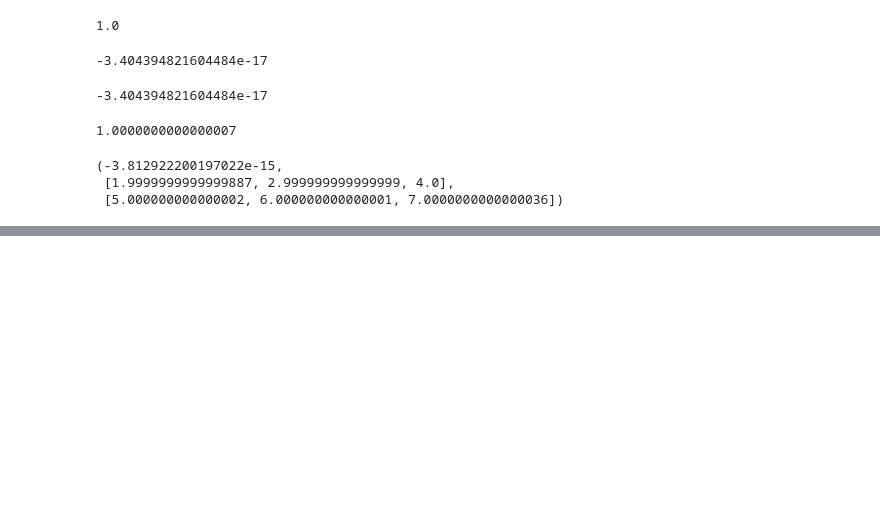
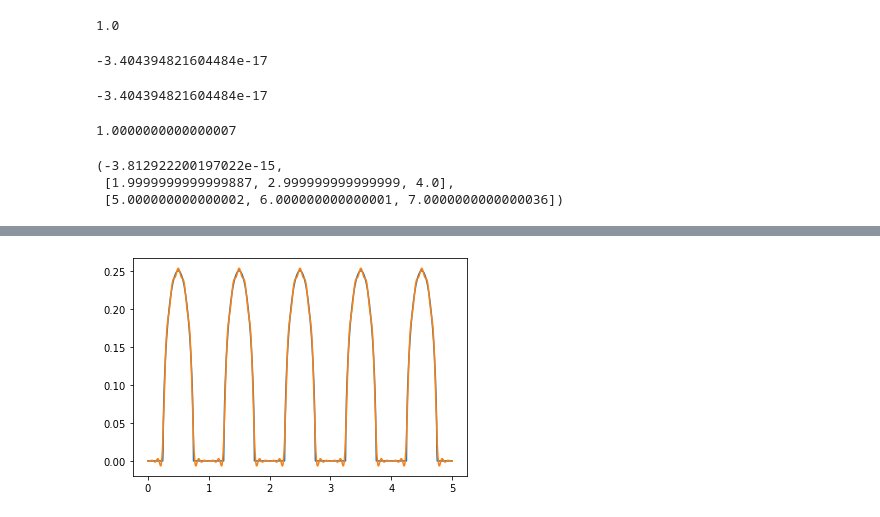
Before and after one commit to Sakurajima-sight/Mathematics-for-programmers-Python, a Jupyter notebook: Chapter 13/Untitled.ipynb, the cells around one changed output, grey strips where cells are left out. Cells and saved outputs as stored; diff of their text form; code cells hidden in the pictures; blank space fills up the shorter version.

```diff
--- a/Chapter 13/Untitled.ipynb
+++ b/Chapter 13/Untitled.ipynb
@@ -268,0 +315,11 @@ fourier_coefficients(f,3)
+# %%
+def speedbumps(t):
+    if abs(t%1 - 0.5) > 0.25:
+        return 0
+    else:
+        return sqrt(0.25*0.25 - (t%1 - 0.5)**2)
+# %%
+approx=fourier_series(*fourier_coefficients(speedbumps,10))
+plot_function(speedbumps,0,5)
+# %% [output]
+[figure, added]
```
Also changed, not shown: parts of 11 cells of this notebook, 3 other files.
